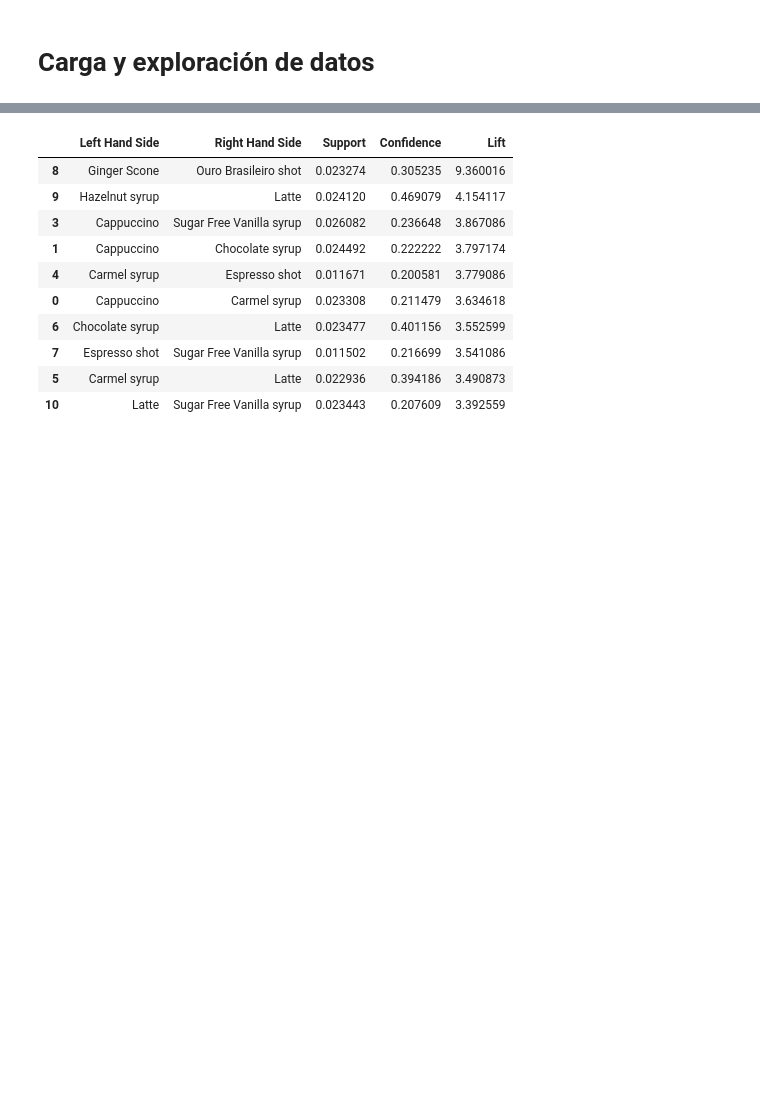
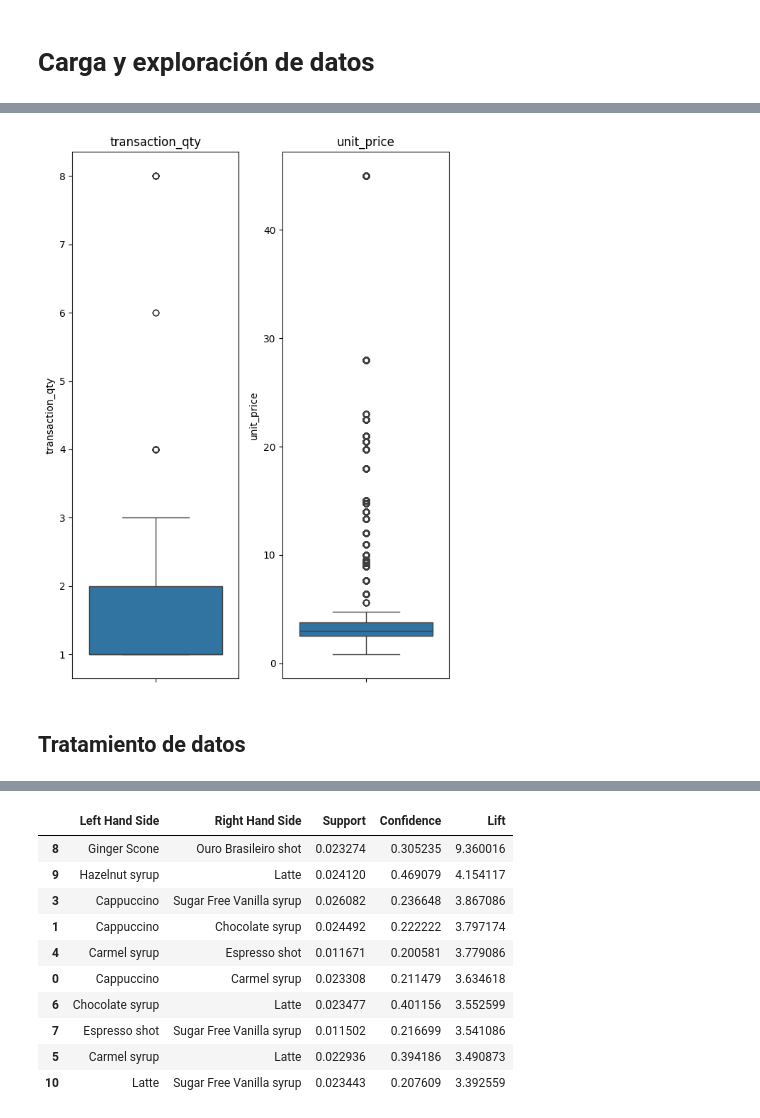
Before and after one commit to cinna-vk/Analisis-en-ventas-de-una-cafeteria, a Jupyter notebook: mineria_PIA.ipynb, the cells around one changed output, grey strips where cells are left out. Cells and saved outputs as stored; diff of their text form; code cells hidden in the pictures; blank space fills up the shorter version.

```diff
--- a/mineria_PIA.ipynb
+++ b/mineria_PIA.ipynb
@@ -52,0 +125,14 @@ df['product_detail'] = df['product_detail'].apply(lambda x: clean_info(x))
+# %%
+# Mostrar boxplot para detectar outliers en todas las columnas numéricas
+plt.figure(figsize=(6, 8))
+# Columnas especificas, ya que las demas que se encuentran en numeric_cols son ids
+for i, col in enumerate(['transaction_qty','unit_price']):
+  plt.subplot(1, 2, i + 1)
+  sns.boxplot(y=df[col])
+  plt.title(f'{col}')
+plt.tight_layout()
+plt.show()
+# %% [output]
+[figure, added]
+# %% [markdown]
+## Tratamiento de datos
```
Also changed, not shown: parts of 32 cells of this notebook.
